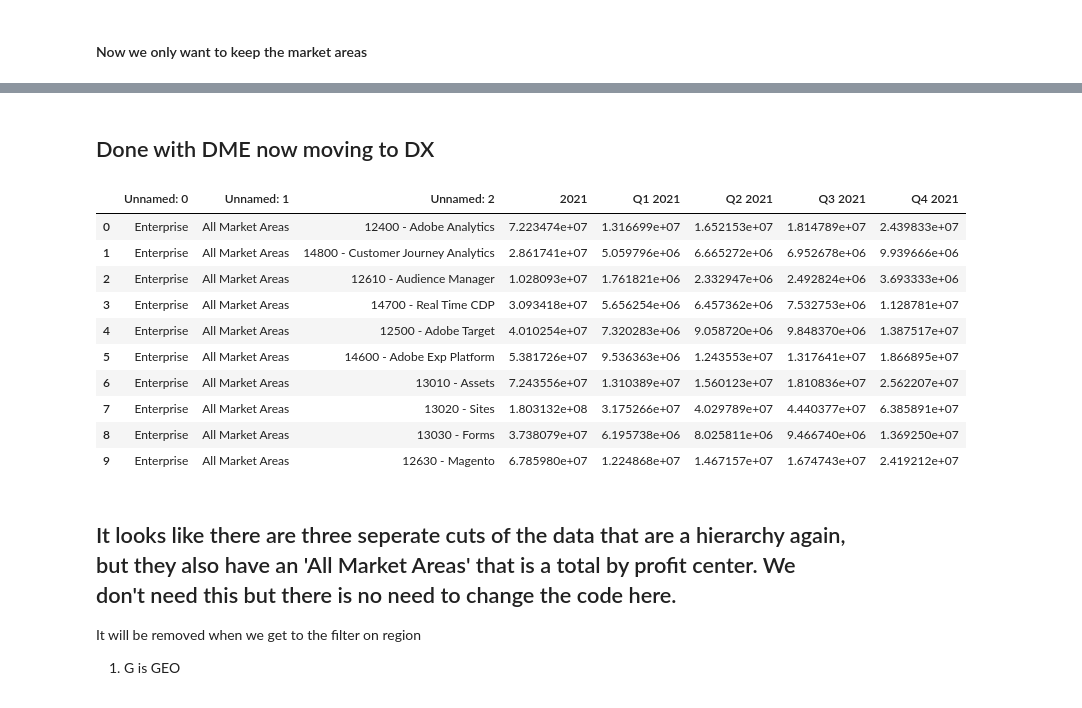
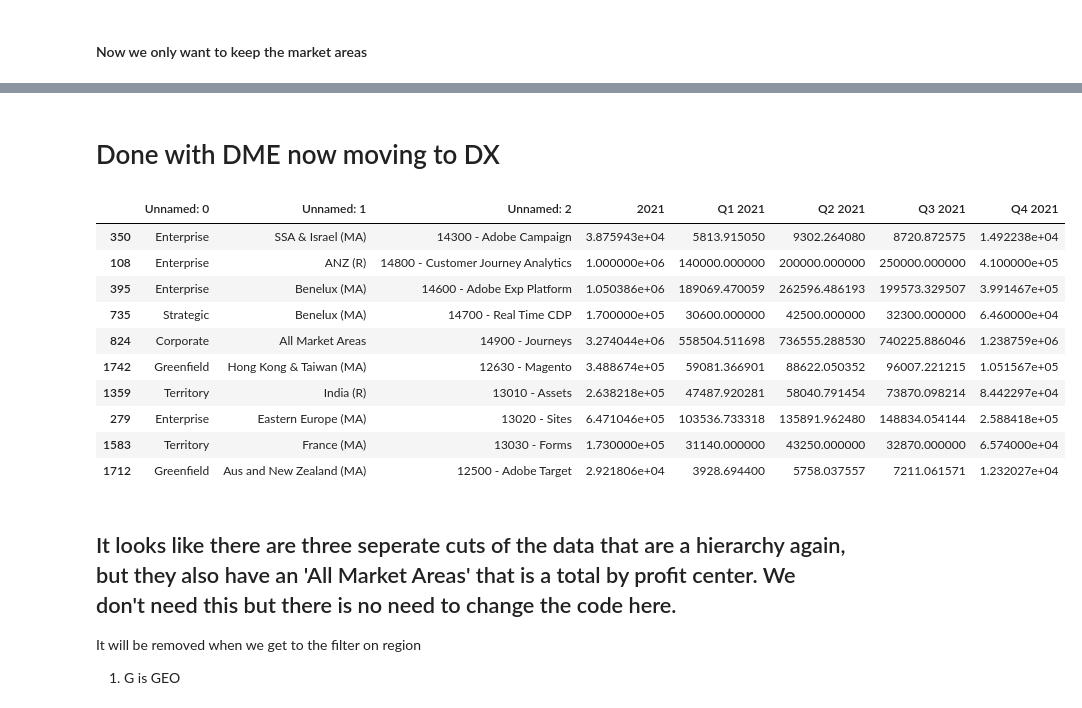
Before and after one commit to davidjsmith44/Deferred_Revenue_Forecast, a Jupyter notebook: notebooks/clean_new_bookings_file.ipynb, the cells around one changed output, grey strips where cells are left out. Drawn from its saved outputs; the diff is of its cells as text; code cells hidden in the pictures.

```diff
--- a/notebooks/clean_new_bookings_file.ipynb
+++ b/notebooks/clean_new_bookings_file.ipynb
@@ -558,24 +516,24 @@ Name: pc_descr, dtype: int64
 # %% [markdown]
-## Done with DME now moving to DX
+# Done with DME now moving to DX
 # %%
 filename = r'/Volumes/Treasury/Financial_Database/Deferred_Revenue/Inputs/DATA_2020_p12/DX_Bookings_FY21_Plan.xlsx'
 sheetname = 'Sheet1'
 start=12
 df_DX = pd.read_excel(filename, sheetname, skiprows=start)
 # %%
-df_DX.head(10)
+df_DX.sample(10)
 # %% [output]
 |  | Unnamed: 0 | Unnamed: 1 | Unnamed: 2 | 2021 | Q1 2021 | Q2 2021 | Q3 2021 | Q4 2021 |
-| 0 | Enterprise | All Market Areas | 12400 - Adobe Analytics | 7.223474e+07 | 1.316699e+07 | 1.652153e+07 | 1.814789e+07 | 2.439833e+07 |
-| 1 | Enterprise | All Market Areas | 14800 - Customer Journey Analytics | 2.861741e+07 | 5.059796e+06 | 6.665272e+06 | 6.952678e+06 | 9.939666e+06 |
-| 2 | Enterprise | All Market Areas | 12610 - Audience Manager | 1.028093e+07 | 1.761821e+06 | 2.332947e+06 | 2.492824e+06 | 3.693333e+06 |
-| 3 | Enterprise | All Market Areas | 14700 - Real Time CDP | 3.093418e+07 | 5.656254e+06 | 6.457362e+06 | 7.532753e+06 | 1.128781e+07 |
-| 4 | Enterprise | All Market Areas | 12500 - Adobe Target | 4.010254e+07 | 7.320283e+06 | 9.058720e+06 | 9.848370e+06 | 1.387517e+07 |
-| 5 | Enterprise | All Market Areas | 14600 - Adobe Exp Platform | 5.381726e+07 | 9.536363e+06 | 1.243553e+07 | 1.317641e+07 | 1.866895e+07 |
-| 6 | Enterprise | All Market Areas | 13010 - Assets | 7.243556e+07 | 1.310389e+07 | 1.560123e+07 | 1.810836e+07 | 2.562207e+07 |
-| 7 | Enterprise | All Market Areas | 13020 - Sites | 1.803132e+08 | 3.175266e+07 | 4.029789e+07 | 4.440377e+07 | 6.385891e+07 |
-| 8 | Enterprise | All Market Areas | 13030 - Forms | 3.738079e+07 | 6.195738e+06 | 8.025811e+06 | 9.466740e+06 | 1.369250e+07 |
-| 9 | Enterprise | All Market Areas | 12630 - Magento | 6.785980e+07 | 1.224868e+07 | 1.467157e+07 | 1.674743e+07 | 2.419212e+07 |
+| 350 | Enterprise | SSA & Israel (MA) | 14300 - Adobe Campaign | 3.875943e+04 | 5813.915050 | 9302.264080 | 8720.872575 | 1.492238e+04 |
+| 108 | Enterprise | ANZ (R) | 14800 - Customer Journey Analytics | 1.000000e+06 | 140000.000000 | 200000.000000 | 250000.000000 | 4.100000e+05 |
+| 395 | Enterprise | Benelux (MA) | 14600 - Adobe Exp Platform | 1.050386e+06 | 189069.470059 | 262596.486193 | 199573.329507 | 3.991467e+05 |
+| 735 | Strategic | Benelux (MA) | 14700 - Real Time CDP | 1.700000e+05 | 30600.000000 | 42500.000000 | 32300.000000 | 6.460000e+04 |
+| 824 | Corporate | All Market Areas | 14900 - Journeys | 3.274044e+06 | 558504.511698 | 736555.288530 | 740225.886046 | 1.238759e+06 |
+| 1742 | Greenfield | Hong Kong & Taiwan (MA) | 12630 - Magento | 3.488674e+05 | 59081.366901 | 88622.050352 | 96007.221215 | 1.051567e+05 |
+| 1359 | Territory | India (R) | 13010 - Assets | 2.638218e+05 | 47487.920281 | 58040.791454 | 73870.098214 | 8.442297e+04 |
+| 279 | Enterprise | Eastern Europe (MA) | 13020 - Sites | 6.471046e+05 | 103536.733318 | 135891.962480 | 148834.054144 | 2.588418e+05 |
+| 1583 | Territory | France (MA) | 13030 - Forms | 1.730000e+05 | 31140.000000 | 43250.000000 | 32870.000000 | 6.574000e+04 |
+| 1712 | Greenfield | Aus and New Zealand (MA) | 12500 - Adobe Target | 2.921806e+04 | 3928.694400 | 5758.037557 | 7211.061571 | 1.232027e+04 |
 # %%
 df_DX = df_DX.rename(columns = {'Unnamed: 0': 'segment',
                                 'Unnamed: 1': 'market_area',
```
Also changed, not shown: parts of 80 cells of this notebook, 1 other file.
